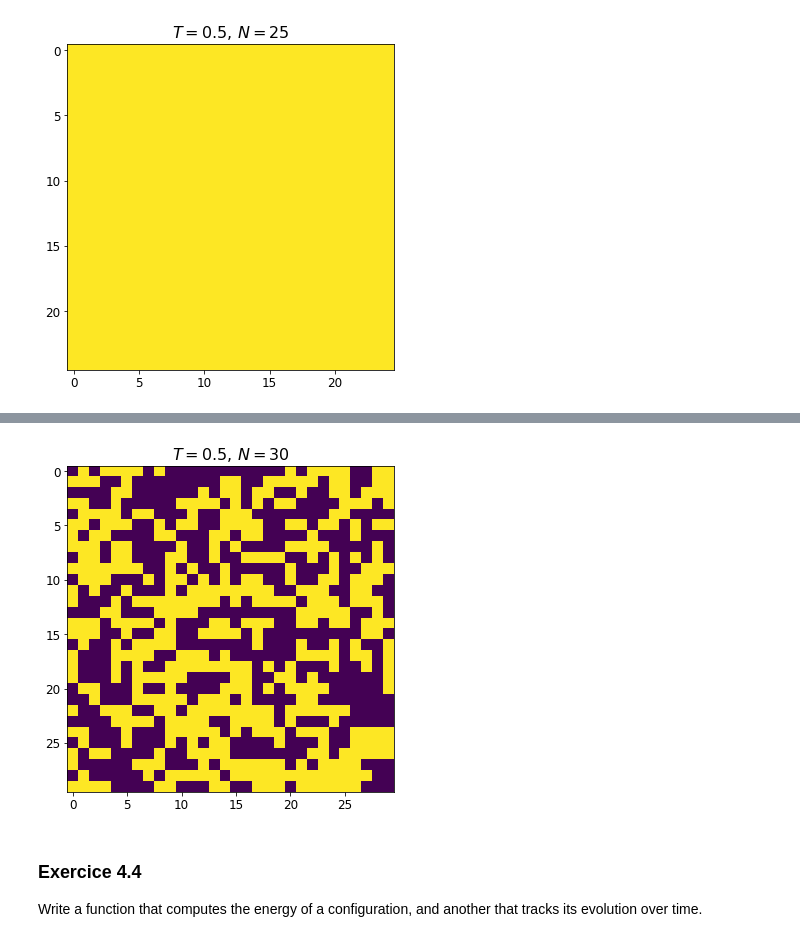
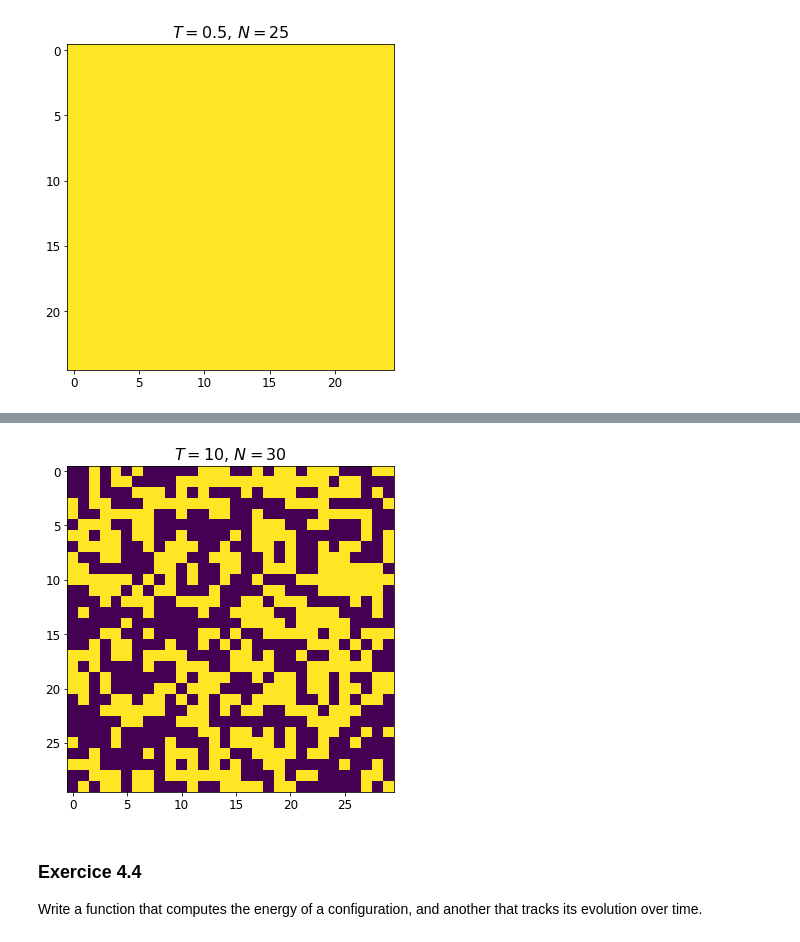
Before and after one commit to Gea97/MeccanicaStatistica2021, a Jupyter notebook: notebooks/4-Ising-Model.ipynb, the cells around one changed output, grey strips where cells are left out. Cells and saved outputs as stored; diff of their text form; code cells hidden in the pictures.

```diff
--- a/notebooks/4-Ising-Model.ipynb
+++ b/notebooks/4-Ising-Model.ipynb
@@ -228,28 +230,28 @@ for t in range(100000):
 # %%
 T3 = 10
 N3 = 30
 # create initial random configuration
 config = create_initial_config(N=N3)
 
 # set up figure, plot first frame
 fig, ax = plt.subplots(1, 1, figsize=(6,6))
-ax.set_title(r"$ T=$" + str(T1) + r", $N=$"+ str(N3));
+ax.set_title(r"$ T=$" + str(T3) + r", $N=$"+ str(N3));
 # draw the initial configuration,
 # naming the plot "im".
 im = ax.imshow(config)
 
 for t in range(100000):
     # update the system
     DeltaE = metropolis_single_update(config, T=T3)
     # replot every 1000 MC updates
     if t%1000==0:
         # update the data of the plot (not the whole figure!)
         im.set_data(config)
         # rerender
         display.display(plt.gcf())
         display.clear_output(wait=True)
 # %% [output]
-[figure, old version]
+[figure, new version]
 # %% [markdown]
 ### Exercice 4.4
 Write a function that computes the energy of a configuration, and another that tracks its evolution over time.
```
Also changed, not shown: parts of 48 cells of this notebook.
